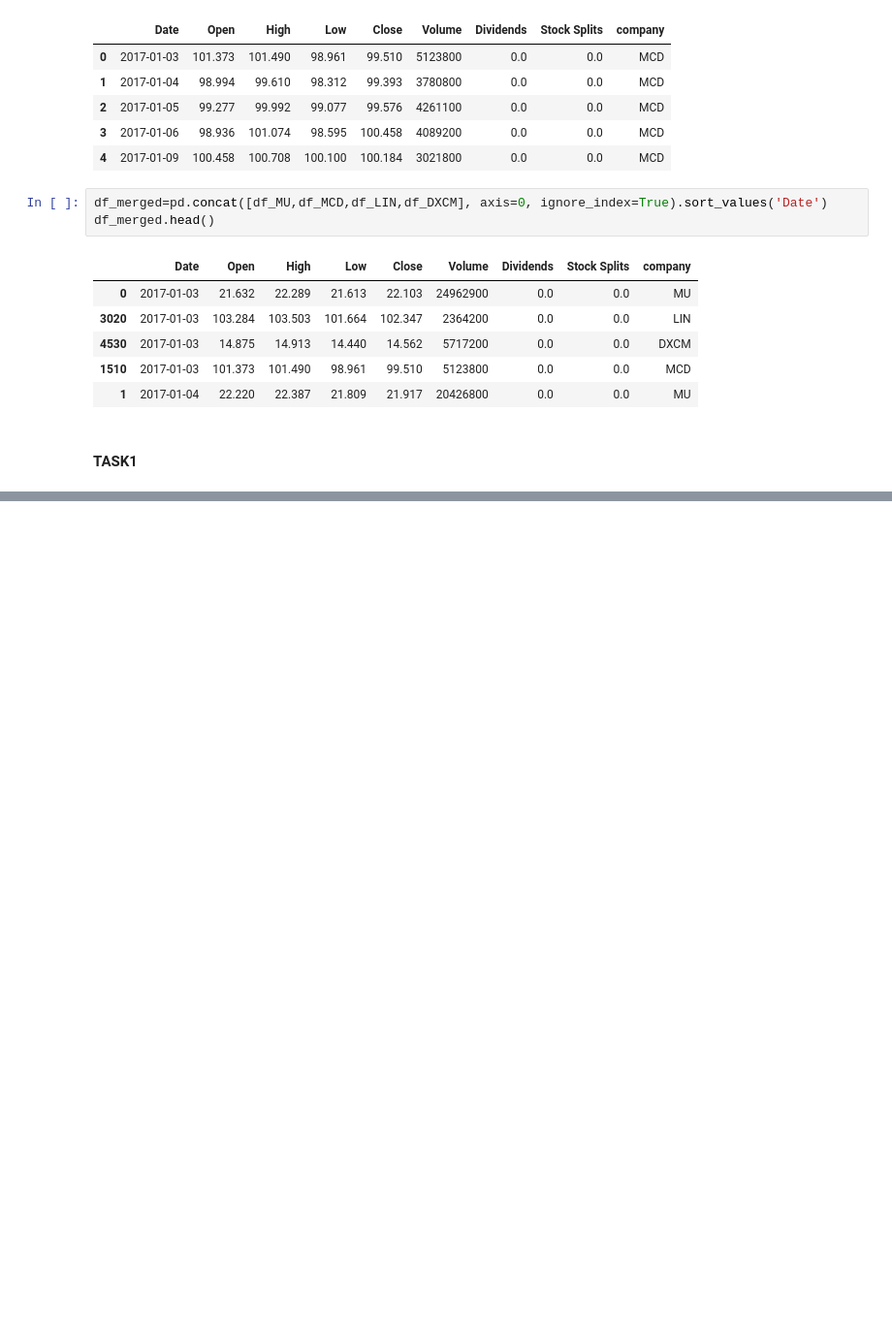
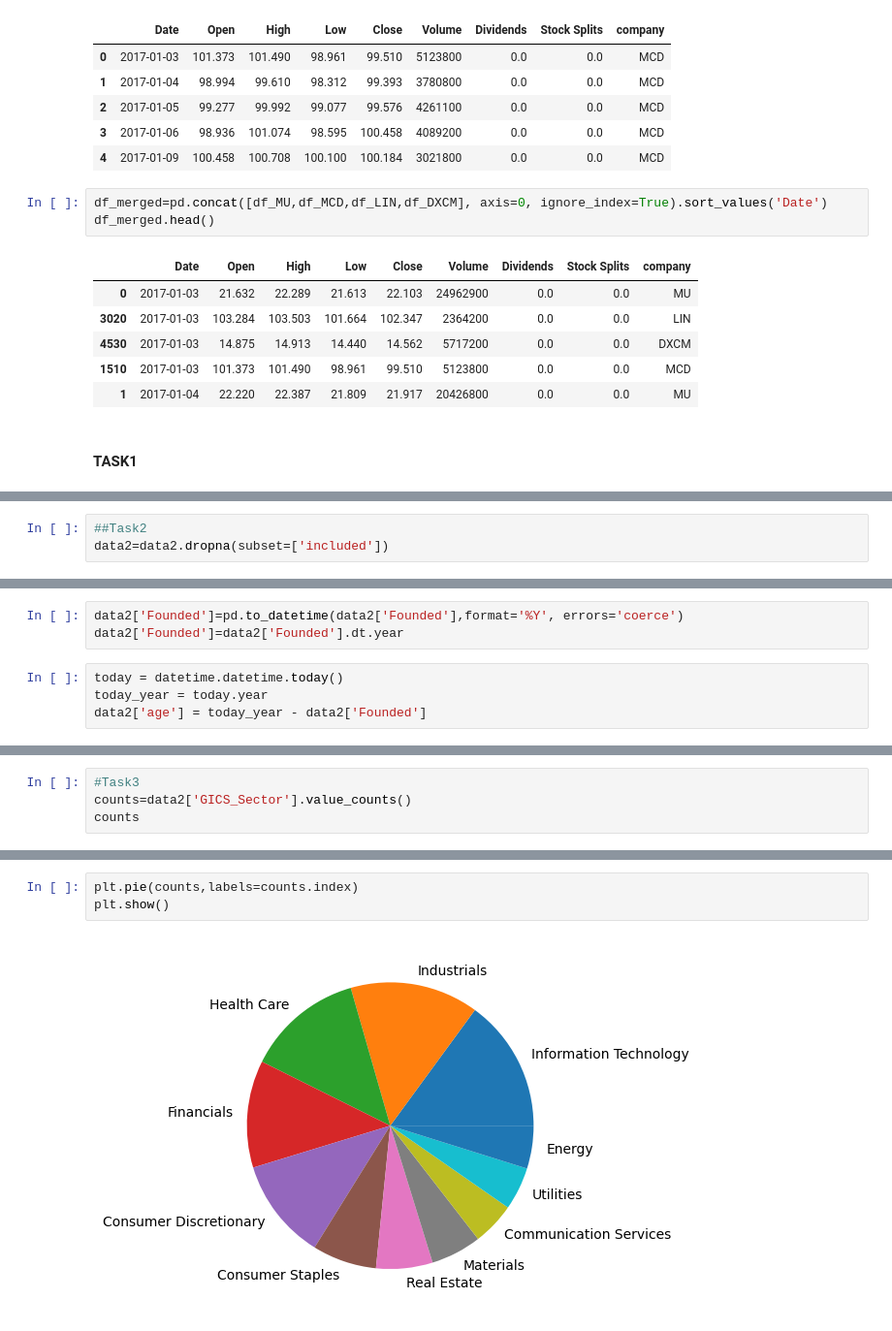
Before and after one commit to abrichackova/Midterm, a Jupyter notebook: Midterm_solution.ipynb, the cells around one changed output, grey strips where cells are left out. Shown: that part at 97% size. Saved outputs shown, nothing was run; the diff lists cells and outputs as text; blank space fills up the shorter version.

```diff
--- a/Midterm_solution.ipynb
+++ b/Midterm_solution.ipynb
@@ -71,0 +215,3 @@ df_merged.head()
+# %%
+##Task2
+data2=data2.dropna(subset=['included'])
@@ -71,0 +220,7 @@ df_merged.head()
+# %%
+data2['Founded']=pd.to_datetime(data2['Founded'],format='%Y', errors='coerce')
+data2['Founded']=data2['Founded'].dt.year
+# %%
+today = datetime.datetime.today()
+today_year = today.year
+data2['age'] = today_year - data2['Founded']
@@ -71,0 +249,4 @@ df_merged.head()
+# %%
+#Task3
+counts=data2['GICS_Sector'].value_counts()
+counts
@@ -71,0 +267,5 @@ df_merged.head()
+# %%
+plt.pie(counts,labels=counts.index)
+plt.show()
+# %% [output]
+[figure, added]
```
Also changed, not shown: parts of 32 cells of this notebook.
